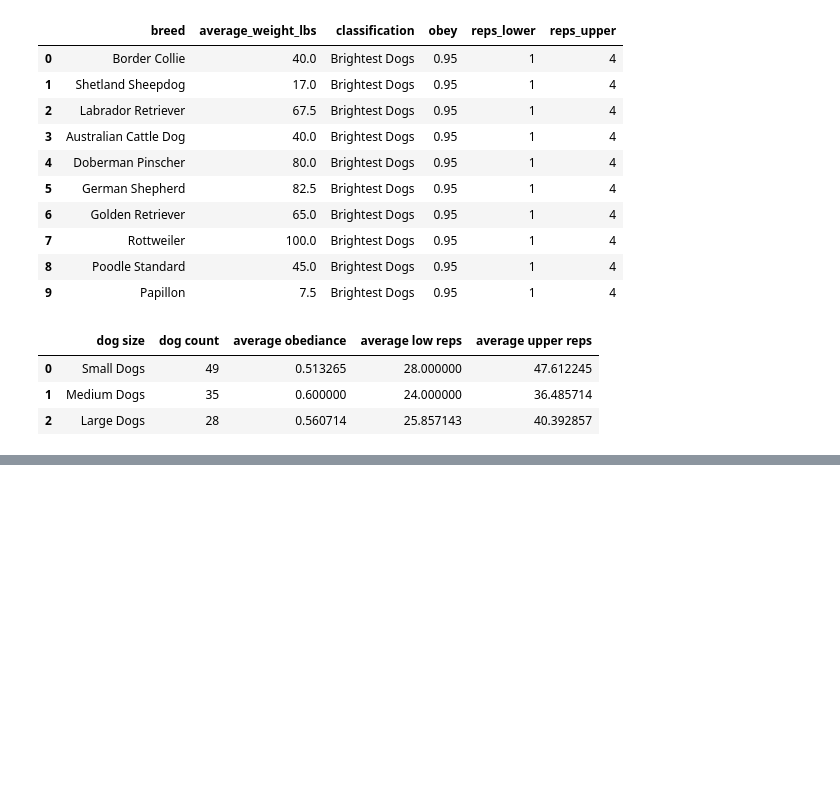
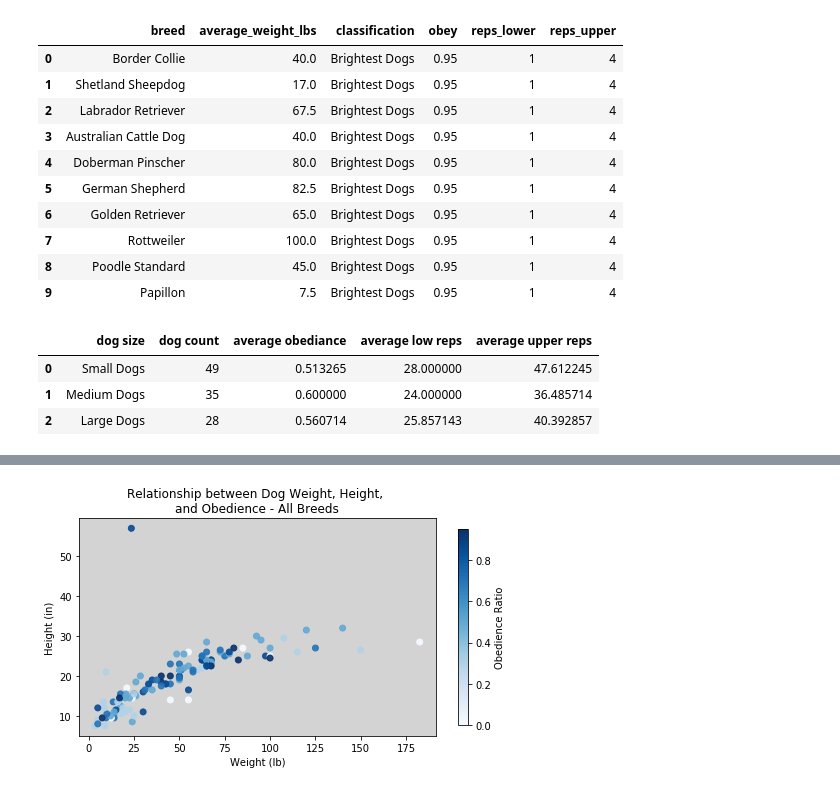
Before and after one commit to alissavokes/ETL-Dog-Intelligence, a Jupyter notebook: data_etl.ipynb, the cells around one changed output, grey strips where cells are left out. Cells and saved outputs as stored; diff of their text form; code cells hidden in the pictures; blank space fills up the shorter version.

```diff
--- a/data_etl.ipynb
+++ b/data_etl.ipynb
@@ -554,0 +562,9 @@ plt.show()
+# %%
+#scatter plot comparing all dog weights, heights and obedience levels
+x = complete_dog_data['average_weight_lbs']
+y = complete_dog_data['average_height_inches']
+o_ratio  = complete_dog_data['obey']
+
+tri_factor_scatter(x, y, o_ratio, 'All Breeds')
+# %% [output]
+[figure, added]
```
Also changed, not shown: parts of 16 cells of this notebook, 12 other files.
